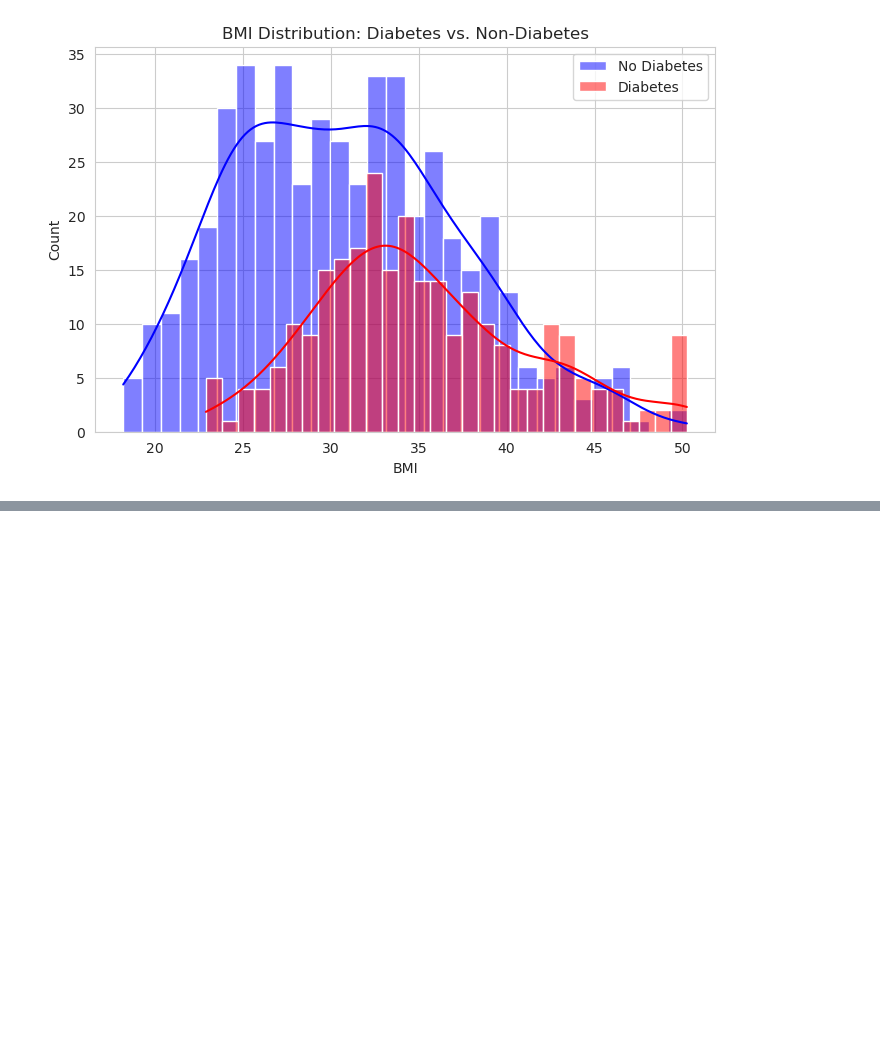
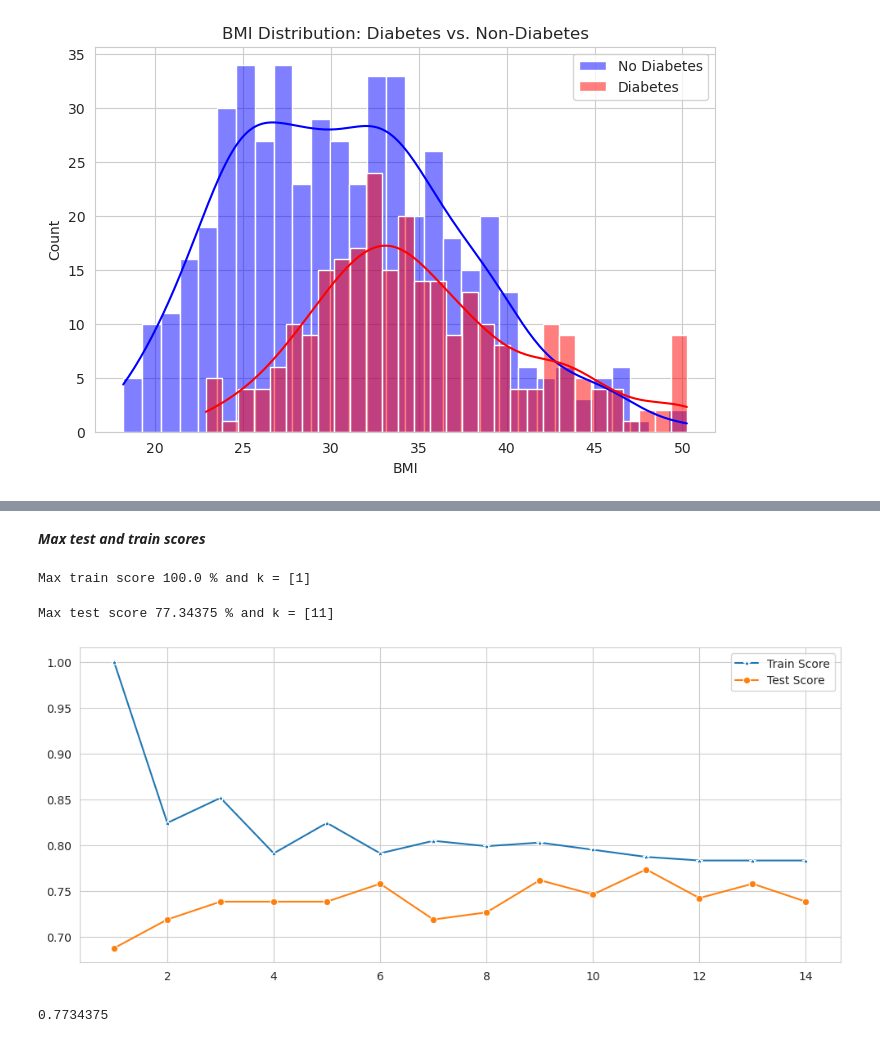
Before and after one commit to NjalaleFred/PimaIndiansDiabetesAnalysis, a Jupyter notebook: Preprocessing and EDA/pima_indians.ipynb, the cells around one changed output, grey strips where cells are left out. Drawn from its saved outputs; the diff is of its cells as text; code cells hidden in the pictures; blank space fills up the shorter version.

Commit message:
Modelling complete

```diff
--- a/Preprocessing and EDA/pima_indians.ipynb
+++ b/Preprocessing and EDA/pima_indians.ipynb
@@ -295,0 +307,15 @@ plt.show()
+# %%
+scaler = StandardScaler()
+
+# Splitting data into features and target
+
+X = df.drop("Outcome", axis=1)
+y = df["Outcome"]
+
+# Train-test split
+X_train, X_test, y_train, y_test = train_test_split(X, y, test_size=1/3, random_state = 42, stratify = y)
+# Feature Scaling
+X_train = scaler.fit_transform(X_train)
+X_test = scaler.transform(X_test)
+
+X.head(), y.head()
@@ -295,0 +344,11 @@ plt.show()
+# %%
+test_scores = []
+train_scores = []
+
+for i in range(1, 15):
+
+    knn = KNeighborsClassifier(i)
+    knn.fit(X_train, y_train)
+
+    train_scores.append(knn.score(X_train, y_train))
+    test_scores.append(knn.score(X_test, y_test))
@@ -295,0 +391,30 @@ plt.show()
+# %% [markdown]
+***Max test and train scores***
+# %%
+# TRAIN SCORE
+max_train_score = max(train_scores)
+train_scores_ind = [i for i, v in enumerate(train_scores) if v == max_train_score]
+print('Max train score {} % and k = {}'.format(max_train_score*100, list(map(lambda x: x+1, train_scores_ind))))
+# %% [output]
+Max train score 100.0 % and k = [1]
+# %%
+# TEST SCORE
+max_test_score = max(test_scores)
+test_scores_ind = [i for i, v in enumerate(test_scores) if v == max_test_score]
+print('Max test score {} % and k = {}'.format(max_test_score*100, list(map(lambda x: x+1, test_scores_ind))))
+# %% [output]
+Max test score 77.34375 % and k = [11]
+# %%
+plt.figure(figsize=(12,5))
+p = sns.lineplot(x=range(1,15), y=train_scores, marker='*', label='Train Score')
+p = sns.lineplot(x=range(1,15), y=test_scores, marker='o', label='Test Score')
+# Graph checking best training and testing score
+# %% [output]
+[figure, added]
+# %%
+knn = KNeighborsClassifier(11)
+knn.fit(X_train, y_train)
+knn.score(X_test, y_test)
+# Use k=11 to build a model
+# %% [output]
+0.7734375
```
Also changed, not shown: parts of 22 cells of this notebook.
